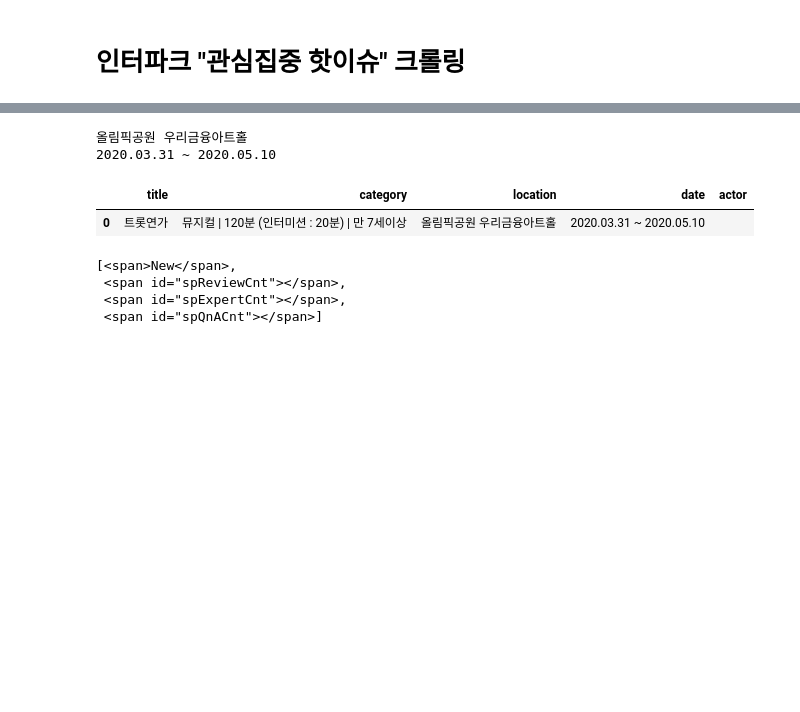
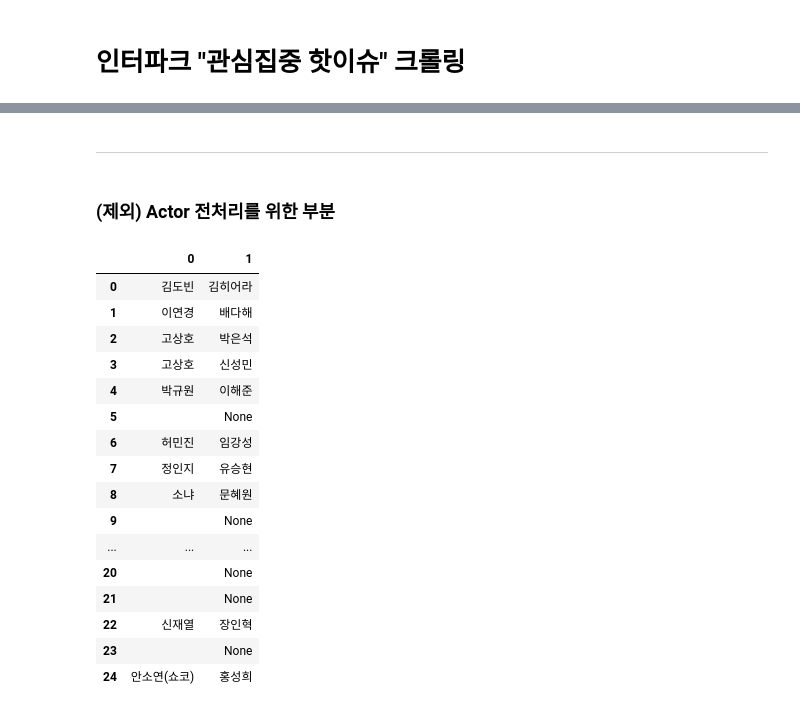
Before and after one commit to soojin888/1st_semester_study, a Jupyter notebook: etc/1학기_임수진_interpark_page_crawl.ipynb, the cells around one changed output, grey strips where cells are left out. Drawn from its saved outputs; the diff is of its cells as text; code cells hidden in the pictures; blank space fills up the shorter version.

Commit message:
commit data

```diff
--- a/etc/1학기_임수진_interpark_page_crawl.ipynb
+++ b/etc/1학기_임수진_interpark_page_crawl.ipynb
@@ -188,50 +207,0 @@ AttributeError: 'NoneType' object has no attribute 'find'
-# %%
-remove_word = ['', '관람시간 보기', '출연', '더보기']
-row_basic_info_final = []
-
-for item in row_basic_info:
-    if item not in remove_word:
-        row_basic_info_final.append(item)
-
-row_location = row_basic_info_final[0]
-if row_location[:2] == '장소':
-    row_location = row_location[2:]
-
-row_date = row_basic_info_final[1]
-if row_date[:2] == '기간':
-    row_date = row_date[2:]
-
-try:
-    row_actor = row_basic_info_final[2]
-
-except IndexError:
-    row_actor = ""
-
-print(row_location)
-print(row_date)
-print(row_actor)
-# %% [output]
-올림픽공원 우리금융아트홀
-2020.03.31 ~ 2020.05.10
-# %%
-# 크롤링한 데이터를 데이터 프레임으로 만들기 위해 준비합니다.
-columns = ['title', 'category', 'location', 'date', 'actor']
-df = pd.DataFrame(columns = columns)
-
-# 모든 정보를 하나의 데이터 프레임에 저장합니다.
-row = [row_title, row_category, row_location, row_date, row_actor]
-series = pd.Series(row, index = df.columns)
-df = df.append(series, ignore_index=True)
-
-df
-# %% [output]
-|  | title | category | location | date | actor |
-| 0 | 트롯연가 | 뮤지컬 | 120분 (인터미션 : 20분) | 만 7세이상 | 올림픽공원 우리금융아트홀 | 2020.03.31 ~ 2020.05.10 |  |
-# %%
-result = soup.find('div', {'class':'Mid_Tab'}).findChildren('span')
-result
-# %% [output]
-[<span>New</span>,
- <span id="spReviewCnt"></span>,
- <span id="spExpertCnt"></span>,
- <span id="spQnACnt"></span>]
@@ -240,0 +208,28 @@ int(result.replace(',', ''))
+# %% [markdown]
+----------------------
+# %% [markdown]
+### (제외) Actor 전처리를 위한 부분
+# %%
+df_actor_master = df['actor']
+df_actor = df['actor']
+df_actor = df_actor.str.split(pat = ",", expand=True)
+df_actor = df_actor[[0, 1]]
+df_actor
+# %% [output]
+|  | 0 | 1 |
+| 0 | 김도빈 | 김히어라 |
+| 1 | 이연경 | 배다해 |
+| 2 | 고상호 | 박은석 |
+| 3 | 고상호 | 신성민 |
+| 4 | 박규원 | 이해준 |
+| 5 |  | None |
+| 6 | 허민진 | 임강성 |
+| 7 | 정인지 | 유승현 |
+| 8 | 소냐 | 문혜원 |
+| 9 |  | None |
+| ... | ... | ... |
+| 20 |  | None |
+| 21 |  | None |
+| 22 | 신재열 | 장인혁 |
+| 23 |  | None |
+| 24 | 안소연(쇼코) | 홍성희 |
```
Also changed, not shown: parts of 17 cells of this notebook, 1 other file.
